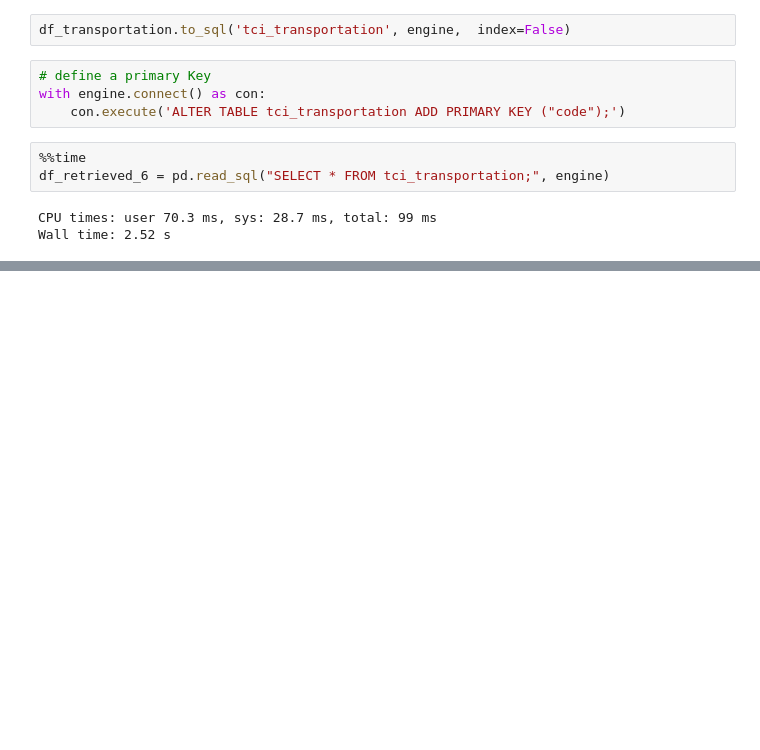
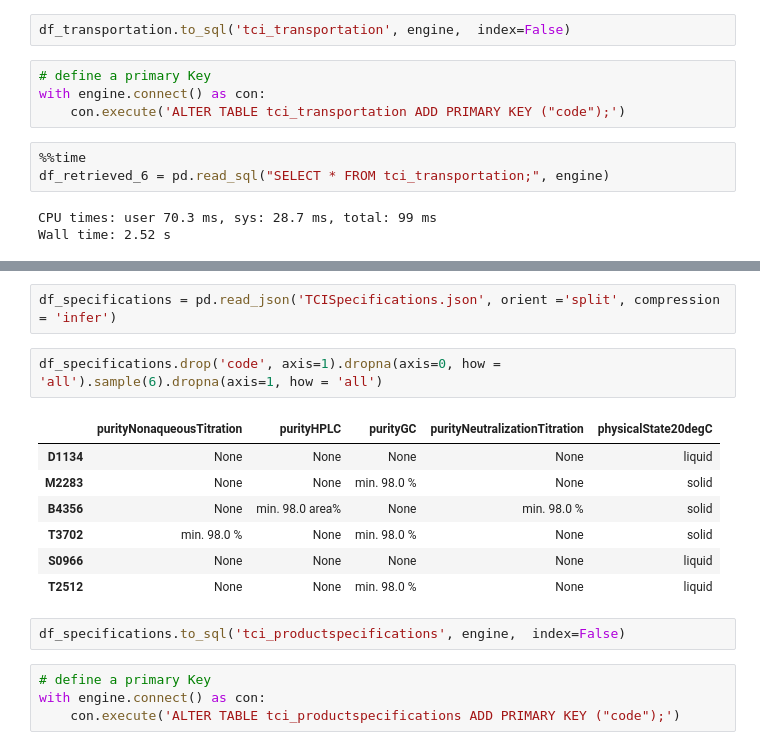
Before and after one commit to stephanyvargas/Learning_DataScience, a Jupyter notebook: Chemical_db/TCI_database_app/TCI_load_tables_AWS.ipynb, the cells around one changed output, grey strips where cells are left out. Drawn from its saved outputs; the diff is of its cells as text; blank space fills up the shorter version.

```diff
--- a/Chemical_db/TCI_database_app/TCI_load_tables_AWS.ipynb
+++ b/Chemical_db/TCI_database_app/TCI_load_tables_AWS.ipynb
@@ -433,0 +512,18 @@ Wall time: 2.52 s
+# %%
+df_specifications = pd.read_json('TCISpecifications.json', orient ='split', compression = 'infer')
+# %%
+df_specifications.drop('code', axis=1).dropna(axis=0, how = 'all').sample(6).dropna(axis=1, how = 'all')
+# %% [output]
+|  | purityNonaqueousTitration | purityHPLC | purityGC | purityNeutralizationTitration | physicalState20degC |
+| D1134 | None | None | None | None | liquid |
+| M2283 | None | None | min. 98.0 % | None | solid |
+| B4356 | None | min. 98.0 area% | None | min. 98.0 % | solid |
+| T3702 | min. 98.0 % | None | min. 98.0 % | None | solid |
+| S0966 | None | None | None | None | liquid |
+| T2512 | None | None | min. 98.0 % | None | liquid |
+# %%
+df_specifications.to_sql('tci_productspecifications', engine,  index=False)
+# %%
+# define a primary Key
+with engine.connect() as con:
+    con.execute('ALTER TABLE tci_productspecifications ADD PRIMARY KEY ("code");')
```
Also changed, not shown: parts of 14 cells of this notebook.
